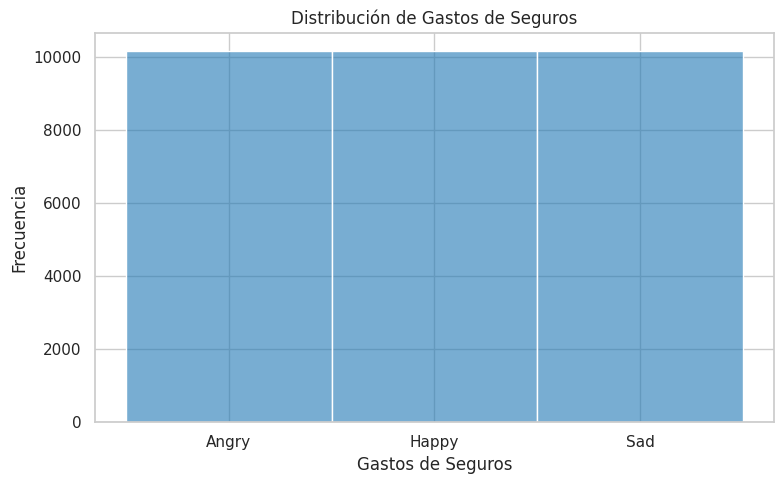
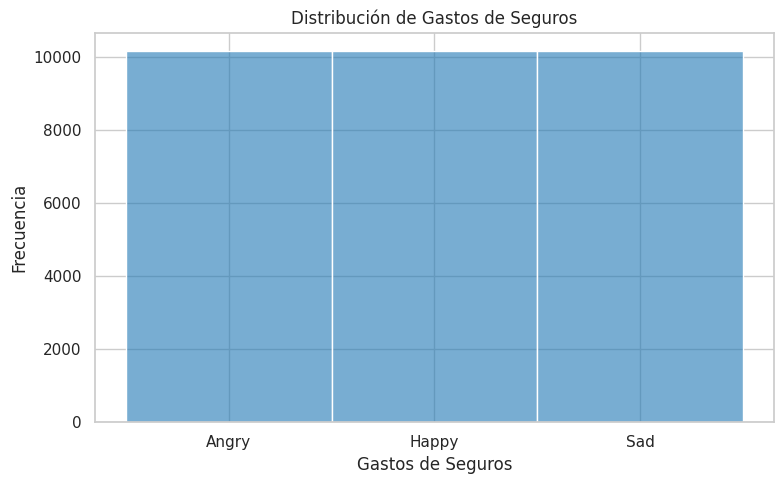
Code edit (unified diff) that turned the first committed figure into the second:
--- before
+++ after
@@ -8,7 +8,7 @@
   )
 
-ax.set_title("Distribución de Gastos de Seguros")
-ax.set_xlabel("Gastos de Seguros")
-ax.set_ylabel("Frecuencia")
+ax.set_title("Distribución de Emociones en el Dataset", fontsize=14, pad=15, fontweight='bold')
+ax.set_xlabel("Emociones", fontsize=12, labelpad=10)
+ax.set_ylabel("Cantidad de Imágenes", fontsize=12, labelpad=10)
 
 plt.tight_layout()

Commit: feature: add corr_matrix to analyze intensity correlation with emotions